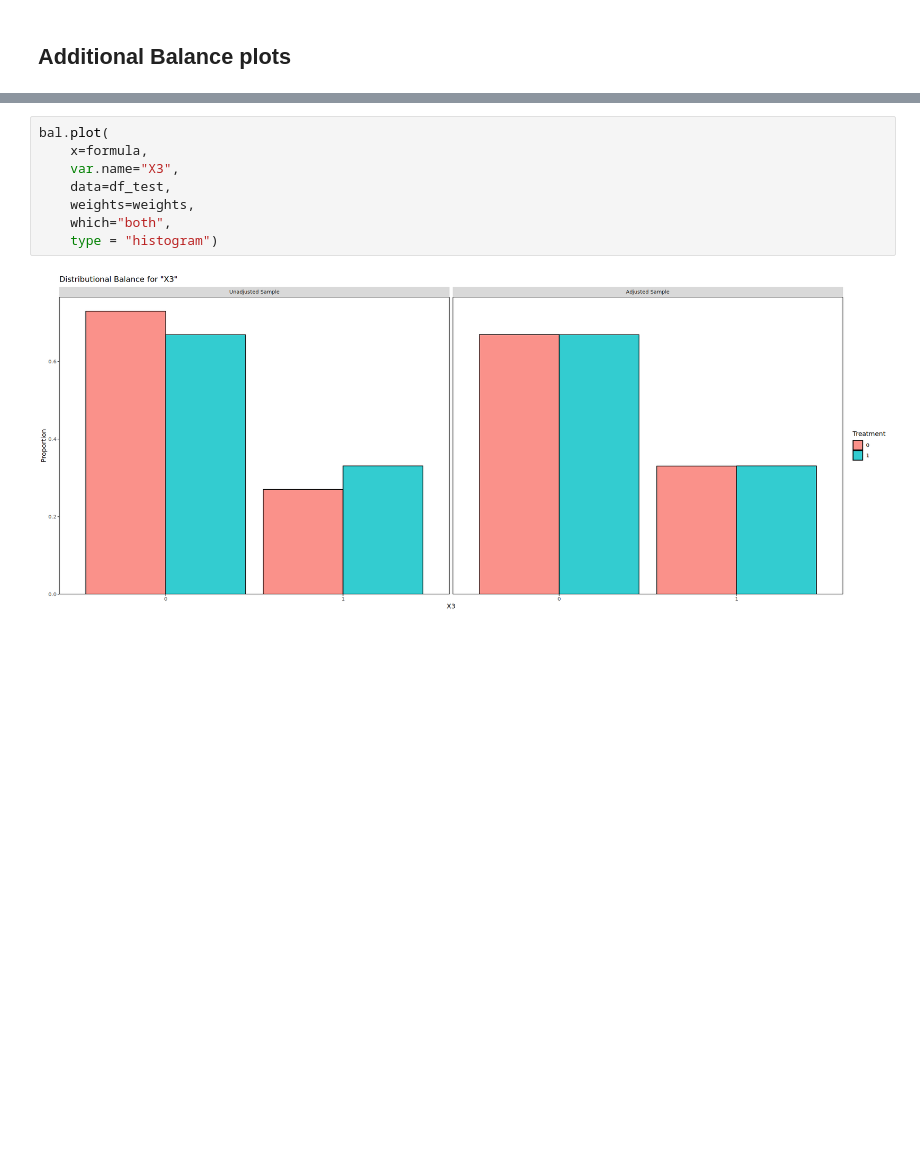
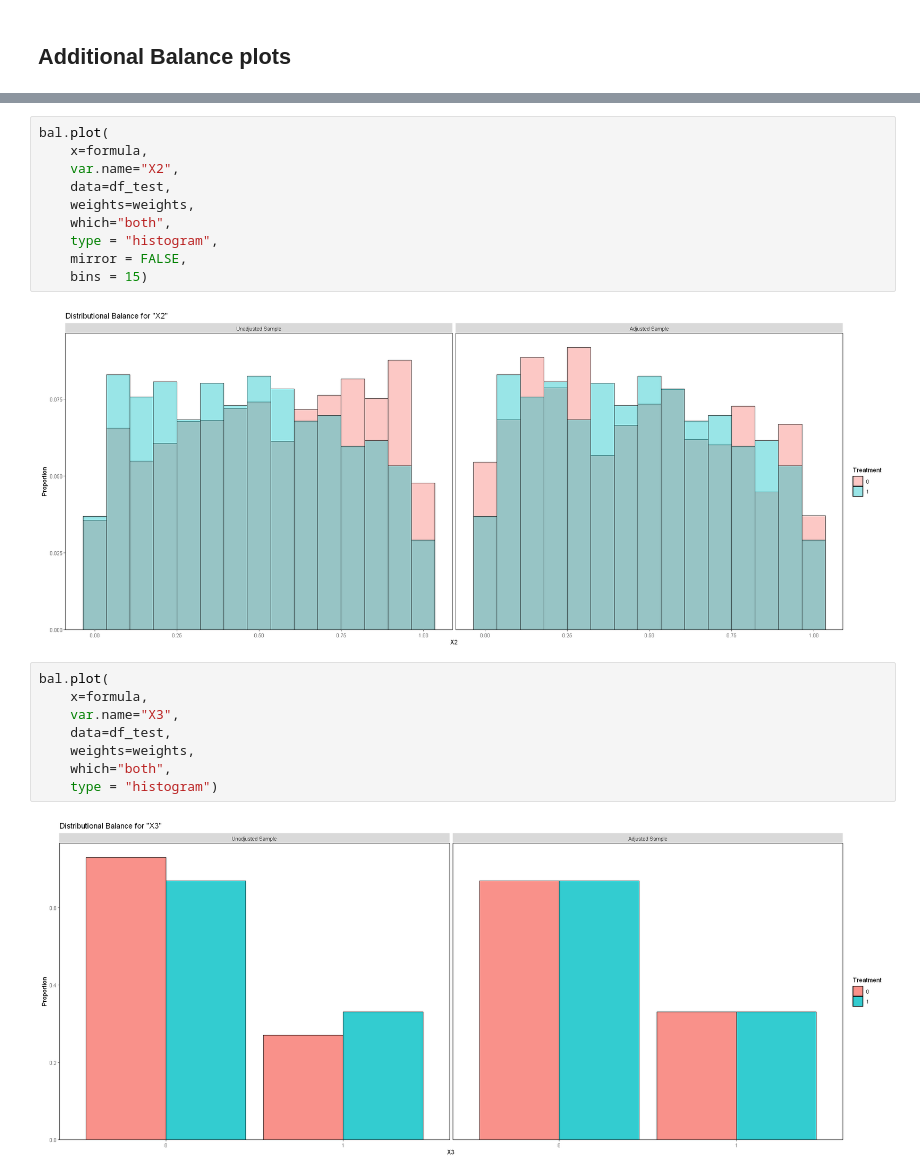
Before and after one commit to SvenKlaassen/cov-balance, a Jupyter notebook: cobalt_tests/r/balanced_dgp.ipynb, the cells around one changed output, grey strips where cells are left out. Cells and saved outputs as stored; diff of their text form; blank space fills up the shorter version.

```diff
--- a/cobalt_tests/r/balanced_dgp.ipynb
+++ b/cobalt_tests/r/balanced_dgp.ipynb
@@ -294,3 +299,15 @@ bal.plot(
+# %%
+bal.plot(
+    x=formula,
+    var.name="X2",
+    data=df_test,
+    weights=weights,
+    which="both",
+    type = "histogram",
+    mirror = FALSE,
+    bins = 15)
+# %% [output]
+[figure, added]
 # %%
 bal.plot(
     x=formula,
```
Also changed, not shown: parts of 5 cells of this notebook, 3 other files.
